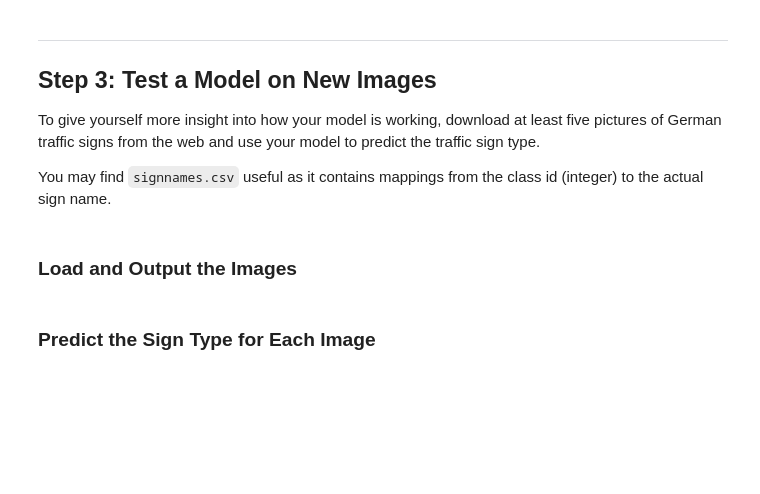
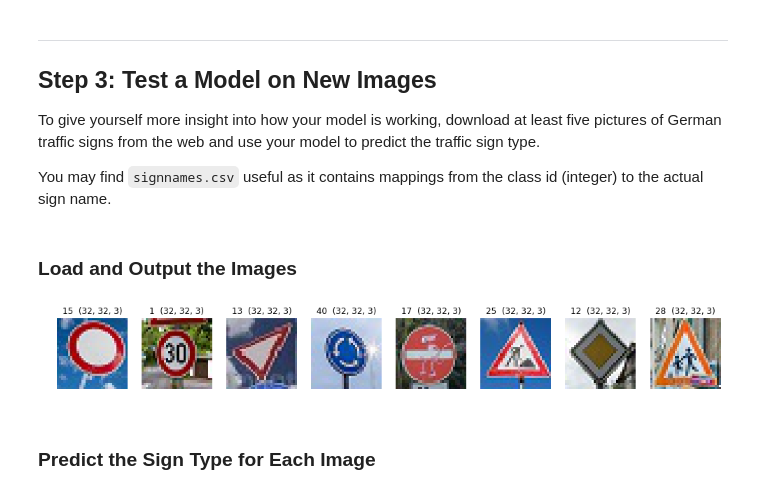
Before and after one commit to tmandzak/CarND-Traffic-Sign-Classifier-Project, a Jupyter notebook: Traffic_Sign_Classifier.ipynb, the cells around one changed output. Drawn from its saved outputs; the diff is of its cells as text; code cells hidden in the pictures; blank space fills up the shorter version.

Commit message:
Refactor Preprocessing

```diff
--- a/Traffic_Sign_Classifier.ipynb
+++ b/Traffic_Sign_Classifier.ipynb
@@ -377,8 +385,9 @@ Validation accuracy of the original model with conversion to grayscale, augmenta
 # %%
-def preprocess(X, y, eqHist=False, undersample=False, oversample=False, perturb=False, rescaling='None'):
-    X = np.sum(X/3, axis=3, keepdims=True)
+def preprocess(X, y=[], grayscale=True, eqHist=False, undersample=False, oversample=False, perturb=False, rescaling='None'):
+    if grayscale:
+        X = np.sum(X/3, axis=3, keepdims=True)
 
-    if eqHist:
+    if grayscale & eqHist:
         X = equalizeHist(X)
 
     X, y = resample(X, y, undersample, oversample, perturb)
@@ -771,24 +1001,27 @@ You may find `signnames.csv` useful as it contains mappings from the class id (i
 # %%
 import matplotlib.image as mpimg
 
 fig, axs = plt.subplots(1, 8, figsize=(17, 5))
 axs = axs.ravel()
 
 images = []
 labels = [15, 1, 13, 40, 17, 25, 12, 28]
 
 for i in range(8):
     img = './signs/'+str(i)+'.jpg'
     image = cv2.cvtColor(cv2.imread(img), cv2.COLOR_BGR2RGB)
 
     axs[i].axis('off')
     axs[i].imshow(image)
     axs[i].set_title(str(labels[i])+'  '+str(image.shape))
     images += [image]
 
 images_RGB = np.asarray(images)
 
-images = np.sum(images_RGB//3, axis=3, keepdims=True).astype('uint8')
+#images = np.sum(images_RGB//3, axis=3, keepdims=True).astype('uint8')
+images, _ = preprocess(images_RGB, grayscale=True)
+# %% [output]
+[figure, added]
 # %% [markdown]
 ### Predict the Sign Type for Each Image
 # %%
```
Also changed, not shown: parts of 29 cells of this notebook, 3 other files.
